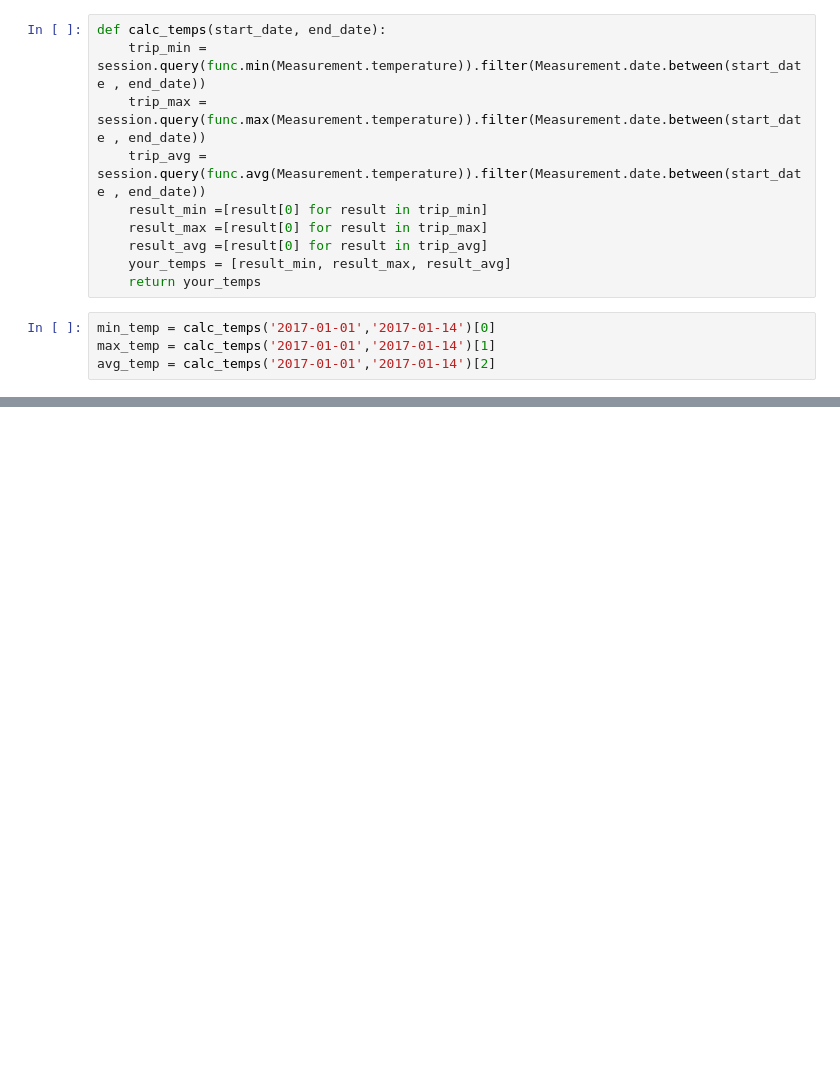
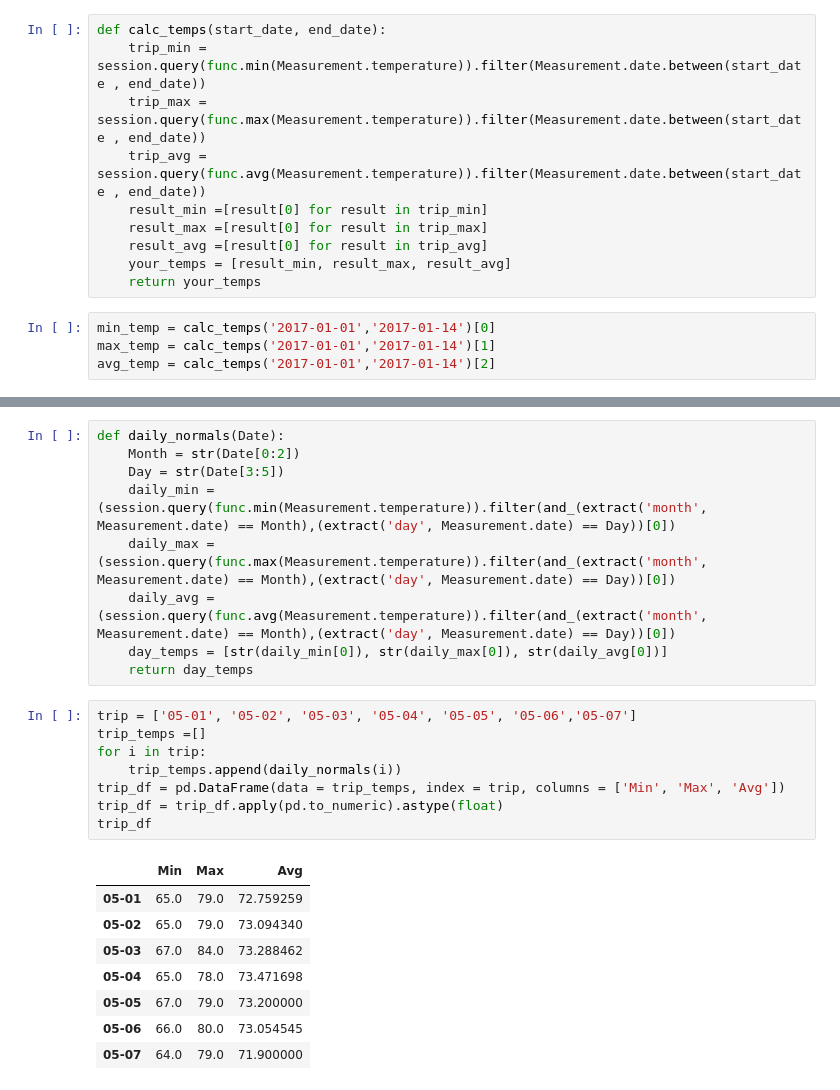
Before and after one commit to kyjohnson92/GW-Date-Science-, a Jupyter notebook: homework/week11/climate_analysis.ipynb, the cells around one changed output, grey strips where cells are left out. Saved outputs shown, nothing was run; the diff lists cells and outputs as text; blank space fills up the shorter version.

```diff
--- a/homework/week11/climate_analysis.ipynb
+++ b/homework/week11/climate_analysis.ipynb
@@ -167,0 +180,26 @@ plt.show()
+# %%
+def daily_normals(Date):
+    Month = str(Date[0:2])
+    Day = str(Date[3:5])
+    daily_min = (session.query(func.min(Measurement.temperature)).filter(and_(extract('month', Measurement.date) == Month),(extract('day', Measurement.date) == Day))[0])
+    daily_max = (session.query(func.max(Measurement.temperature)).filter(and_(extract('month', Measurement.date) == Month),(extract('day', Measurement.date) == Day))[0])
+    daily_avg = (session.query(func.avg(Measurement.temperature)).filter(and_(extract('month', Measurement.date) == Month),(extract('day', Measurement.date) == Day))[0])
+    day_temps = [str(daily_min[0]), str(daily_max[0]), str(daily_avg[0])]
+    return day_temps
+# %%
+trip = ['05-01', '05-02', '05-03', '05-04', '05-05', '05-06','05-07']
+trip_temps =[]
+for i in trip:
+    trip_temps.append(daily_normals(i))
+trip_df = pd.DataFrame(data = trip_temps, index = trip, columns = ['Min', 'Max', 'Avg'])
+trip_df = trip_df.apply(pd.to_numeric).astype(float)
+trip_df
+# %% [output]
+|  | Min | Max | Avg |
+| 05-01 | 65.0 | 79.0 | 72.759259 |
+| 05-02 | 65.0 | 79.0 | 73.094340 |
+| 05-03 | 67.0 | 84.0 | 73.288462 |
+| 05-04 | 65.0 | 78.0 | 73.471698 |
+| 05-05 | 67.0 | 79.0 | 73.200000 |
+| 05-06 | 66.0 | 80.0 | 73.054545 |
+| 05-07 | 64.0 | 79.0 | 71.900000 |
```
Also changed, not shown: parts of 4 cells of this notebook, 1 other file.
